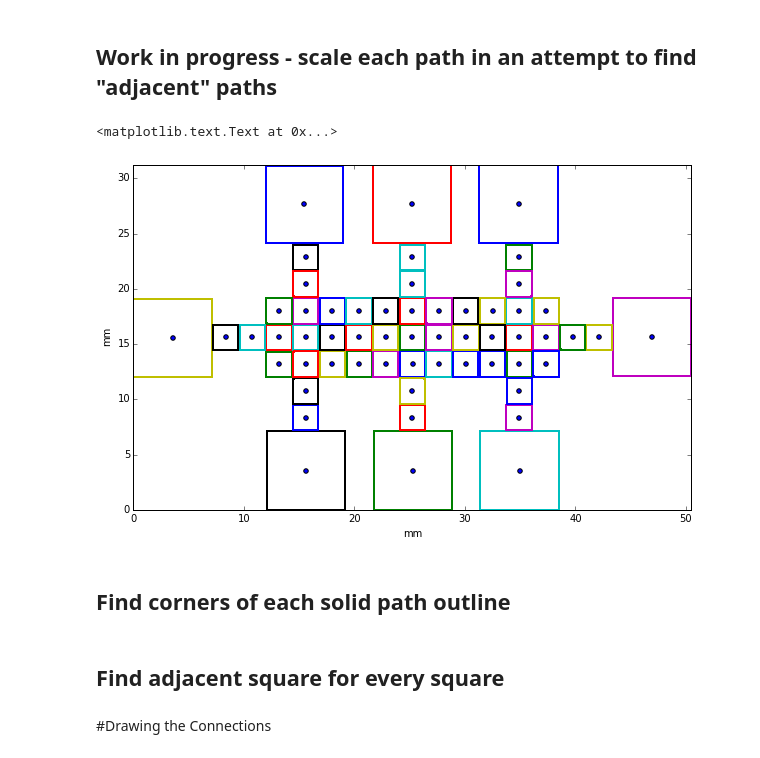
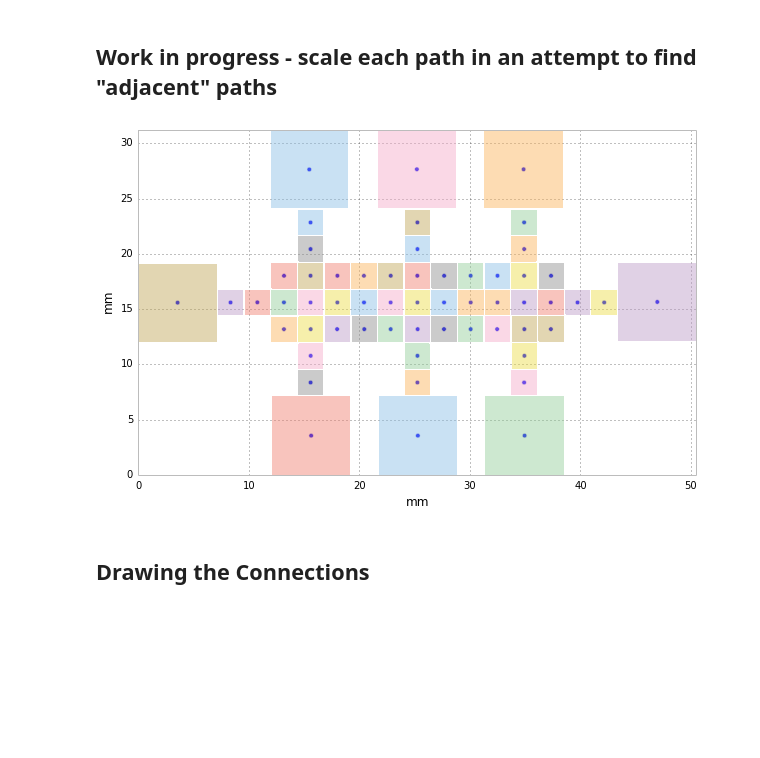
Before and after one commit to wheeler-microfluidics/device-connection-graph, a Jupyter notebook: Device connection graph.ipynb, the cells around one changed output. Saved outputs shown, nothing was run; the diff lists cells and outputs as text; code cells hidden in the pictures; blank space fills up the shorter version.

```diff
--- a/Device connection graph.ipynb
+++ b/Device connection graph.ipynb
@@ -42,0 +92,12 @@ INKSCAPE_PPmm = INKSCAPE_PPI / ureg.inch.to('mm')
+# %%
+def get_paths_frame_with_centers(df_paths):
+    df_paths = df_paths.copy()
+    # Get coordinates of center of each path.
+    df_paths_info = get_path_infos(df_paths)
+    path_centers = df_paths_info[['x', 'y']] + .5 * df_paths_info[['width', 'height']].values
+    df_paths['x_center'] = path_centers.x[df_paths.path_id].values
+    df_paths['y_center'] = path_centers.y[df_paths.path_id].values
+
+    # Calculate coordinate of each path vertex relative to center point of path.
+    center_offset = df_paths[['x', 'y']] - df_paths[['x_center', 'y_center']].values
+    return df_paths.join(center_offset, rsuffix='_center_offset')
@@ -43,69 +152,20 @@ INKSCAPE_PPmm = INKSCAPE_PPI / ureg.inch.to('mm')
 # %%
 from IPython.display import display
 
 
 svg_filepath = 'test_device_1.svg'
 
 # Read device layout from SVG file.
 df_device = get_svg_frame(svg_filepath)
 
 # Offset device, such that all coordinates are >= 0.
 df_device[['x', 'y']] -= df_device[['x', 'y']].min()
 
 # Scale path coordinates based on Inkscape default of 90 pixels-per-inch.
 df_device[['x', 'y']] /= INKSCAPE_PPmm.magnitude
 
-# Get coordinates of center of each path.
-df_paths = get_path_infos(df_device)
-path_centers = df_paths[['x', 'y']] + .5 * df_paths[['width', 'height']].values
-df_device['x_center'] = path_centers.x[df_device.path_id].values
-df_device['y_center'] = path_centers.y[df_device.path_id].values
-
-# Calculate coordinate of each path vertex relative to center point of path.
-center_offset = df_device[['x', 'y']] - df_device[['x_center', 'y_center']].values
-df_device = df_device.join(center_offset, rsuffix='_center_offset')
+df_paths = get_paths_frame_with_centers(df_device)
+plot_paths(df_paths)
+pass
+# %% [output]
+[figure, added]
-# %%
-# Create blank axis to draw on.
-fig, axis = plt.subplots(figsize=(10, 10))
-axis.set_aspect(True)
-
-# Get reference to cycling color generator.
-colors = axis._get_lines.color_cycle
-
-# Assign a color to each path identifier.
-path_ids = df_device.path_id.unique()
-path_colors = pd.Series([colors.next() for i in xrange(path_ids.shape[0])],
-                        index=path_ids)
-
-# Draw electrode paths.
-for path_id, path_i in close_paths(df_device).groupby('path_id'):
-    color = path_colors[path_id]
-    poly = Polygon(path_i[['x', 'y']].values, edgecolor=color, closed=True,
-                   linewidth=2, facecolor='none')
-    axis.add_patch(poly)
-
-# Set limits of axis view to device boundaries.
-axis.set_xlim(df_device.x.min(), df_device.x.max())
-axis.set_ylim(df_device.y.min(), df_device.y.max())
-
-# Draw center of each electrode paths.
-path_centers = df_device[['x_center', 'y_center']].drop_duplicates()
-axis.scatter(path_centers.x_center, path_centers.y_center)
-
-# Draw electrode paths, stretched in the x-dimension away from path centers.
-# df_scaled = scale_paths(df_device, 'x', 1.25)  # Scale x rel to path size
-# df_scaled = scale_paths(df_device, 'y', 1.25)  # Scale y rel to path size
-
-# for path_id, path_i in close_paths(df_scaled).groupby('path_id'):
-#     color = path_colors[path_id]
-#     poly = Polygon(path_i[['x', 'y']].values, edgecolor=color, closed=True,
-#                    linewidth=2, facecolor='none', linestyle='dashed')
-#     axis.add_patch(poly)
-
-axis.set_xlabel('mm')
-axis.set_ylabel('mm')
-# %% [output]
-<matplotlib.text.Text at 0x...>
-[figure, removed]
-# %% [markdown]
-## Find corners of each solid path outline
@@ -117,2 +171,0 @@ df_corners = df_device.groupby('path_id').agg({'x': ['min', 'max'], 'y': ['min',
-# %% [markdown]
-## Find adjacent square for every square
@@ -157,3 +172,3 @@ df_connected = pd.DataFrame(row_list)
 # %% [markdown]
-#Drawing the Connections
+## Drawing the Connections
 # %%
```
Also changed, not shown: parts of 6 cells of this notebook.
